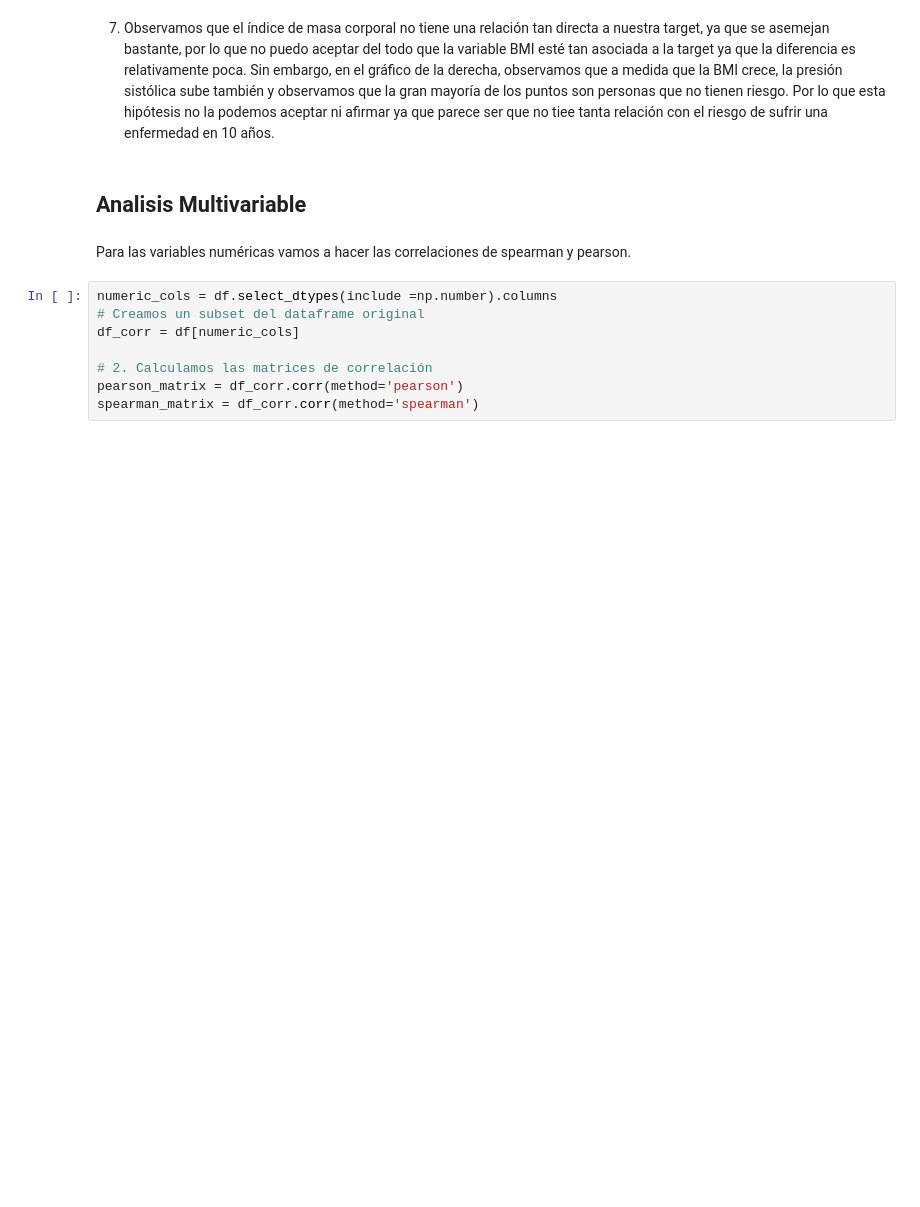
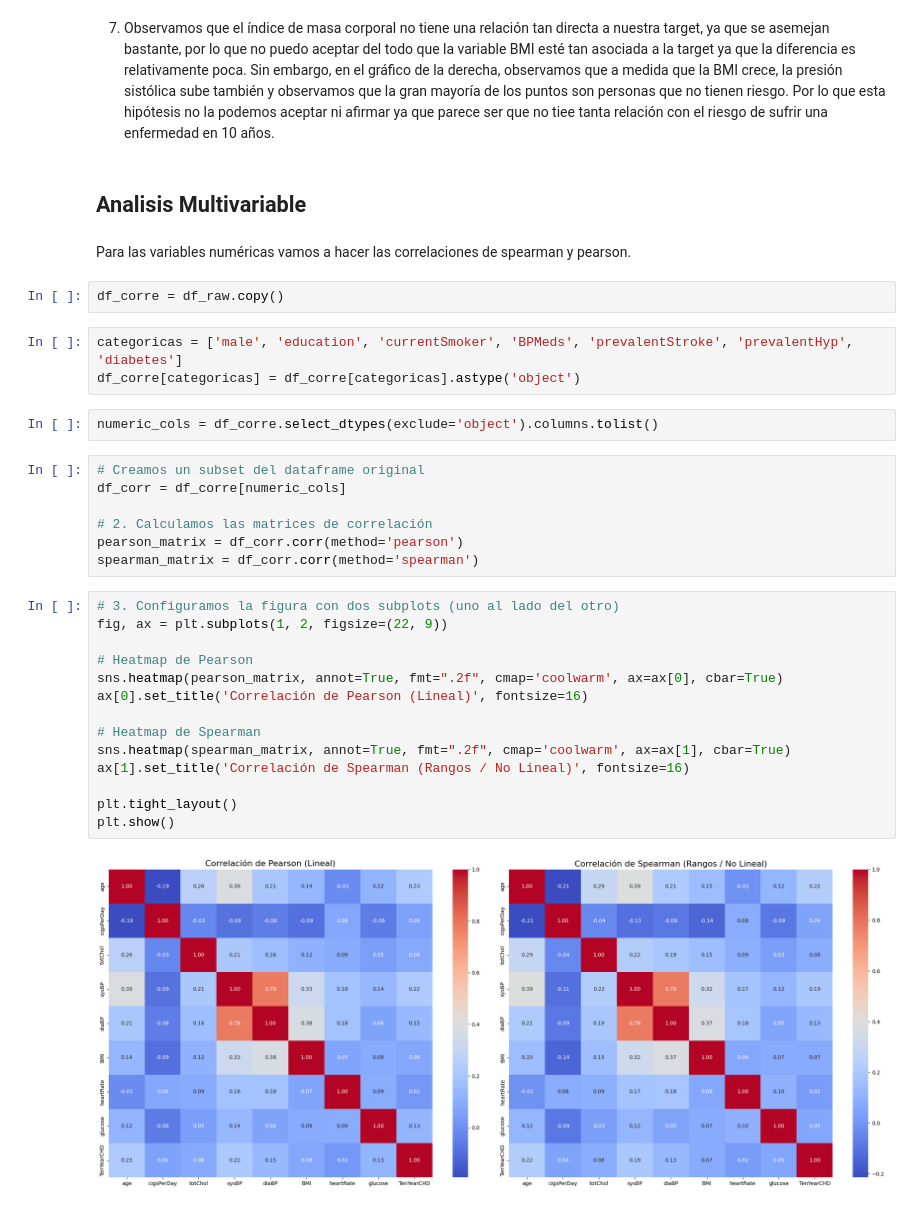
Before and after one commit to alejandrofanye/trabajo_individual_health_lifestyle_alejandrofan-yezhang, a Jupyter notebook: src/EDA.ipynb, the cells around one changed output. Saved outputs shown, nothing was run; the diff lists cells and outputs as text; blank space fills up the shorter version.

```diff
--- a/src/EDA.ipynb
+++ b/src/EDA.ipynb
@@ -590,11 +590,33 @@ plt.show()
 ## Analisis Multivariable
 # %% [markdown]
 Para las variables numéricas vamos a hacer las correlaciones de spearman y pearson.
-# %%
-numeric_cols = df.select_dtypes(include =np.number).columns
-# Creamos un subset del dataframe original
-df_corr = df[numeric_cols]
-
-# 2. Calculamos las matrices de correlación
-pearson_matrix = df_corr.corr(method='pearson')
-spearman_matrix = df_corr.corr(method='spearman')
+# %%
+df_corre = df_raw.copy()
+# %%
+categoricas = ['male', 'education', 'currentSmoker', 'BPMeds', 'prevalentStroke', 'prevalentHyp', 'diabetes']
+df_corre[categoricas] = df_corre[categoricas].astype('object')
+# %%
+numeric_cols = df_corre.select_dtypes(exclude='object').columns.tolist()
+# %%
+# Creamos un subset del dataframe original
+df_corr = df_corre[numeric_cols]
+
+# 2. Calculamos las matrices de correlación
+pearson_matrix = df_corr.corr(method='pearson')
+spearman_matrix = df_corr.corr(method='spearman')
+# %%
+# 3. Configuramos la figura con dos subplots (uno al lado del otro)
+fig, ax = plt.subplots(1, 2, figsize=(22, 9))
+
+# Heatmap de Pearson
+sns.heatmap(pearson_matrix, annot=True, fmt=".2f", cmap='coolwarm', ax=ax[0], cbar=True)
+ax[0].set_title('Correlación de Pearson (Lineal)', fontsize=16)
+
+# Heatmap de Spearman
+sns.heatmap(spearman_matrix, annot=True, fmt=".2f", cmap='coolwarm', ax=ax[1], cbar=True)
+ax[1].set_title('Correlación de Spearman (Rangos / No Lineal)', fontsize=16)
+
+plt.tight_layout()
+plt.show()
+# %% [output]
+[figure, added]
```
Also changed, not shown: parts of 9 cells of this notebook.
